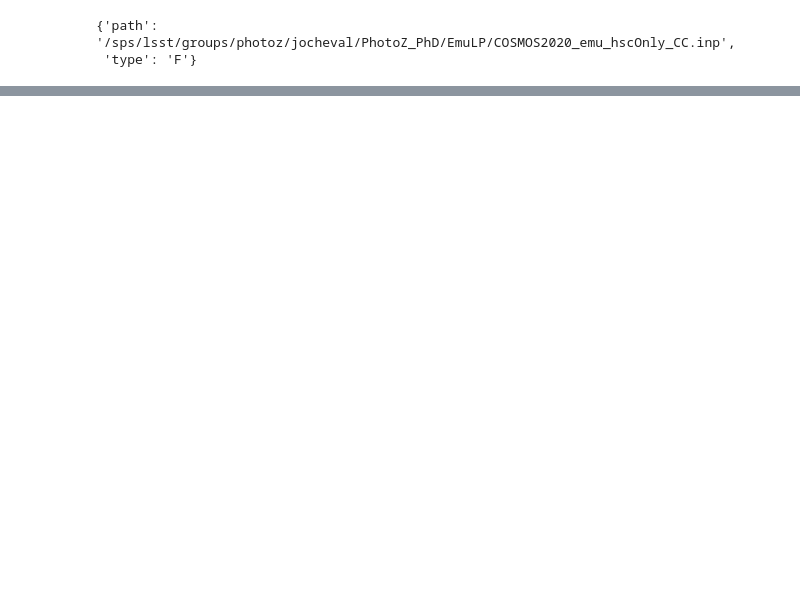
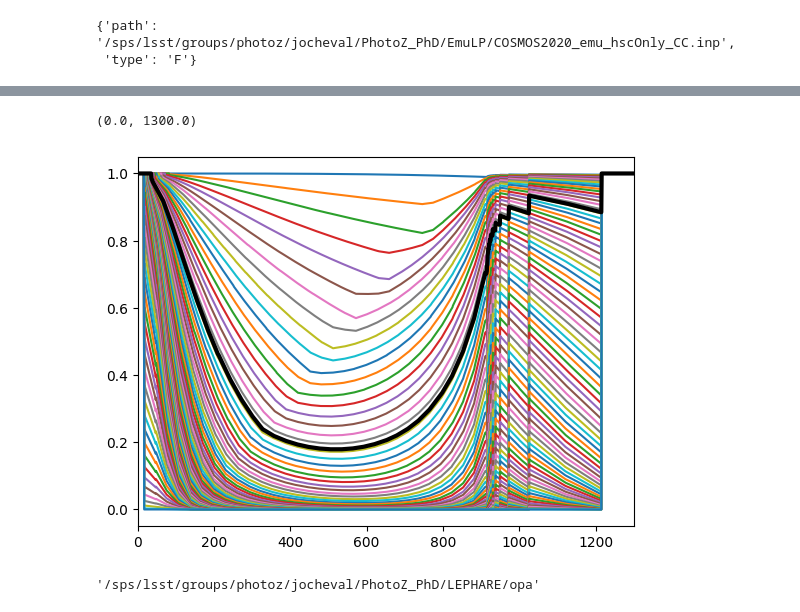
Before and after one commit to JospehCeh/EmuLP, a Jupyter notebook: Check_and_prepare_inputs.ipynb, the cells around one changed output, grey strips where cells are left out. Drawn from its saved outputs; the diff is of its cells as text; code cells hidden in the pictures; blank space fills up the shorter version.

```diff
--- a/Check_and_prepare_inputs.ipynb
+++ b/Check_and_prepare_inputs.ipynb
@@ -308,0 +347,25 @@ if True:
+# %%
+z_opas, file_opa_z = np.loadtxt(opa_file, dtype=str, unpack=True)
+z_opas = np.float64(z_opas)
+opa_arr = np.empty((len(z_opas), len(wl_grid)))
+for fid_, _file in enumerate(file_opa_z):
+    opa_ascii_file = os.path.join(opa_dir, _file)
+    wls, op = np.loadtxt(opa_ascii_file, unpack=True)
+    op_interp = np.interp(wl_grid, wls, op, left=1., right=1., period=None)
+    opa_arr[fid_, :] = op_interp
+    plt.plot(wl_grid, opa_arr[fid_, :])
+
+z_test = 1.77
+opa_test = np.empty(opa_arr.shape[1])
+for _col in range(opa_arr.shape[1]):
+    opa_test[_col] = np.interp(z_test, z_opas, opa_arr[:, _col])
+
+plt.plot(wl_grid, opa_test, c='k', lw=3)
+plt.xlim(0.0, 1300.)
+# %% [output]
+(0.0, 1300.0)
+[figure, added]
+# %%
+os.path.dirname(opa_file)
+# %% [output]
+'/sps/lsst/groups/photoz/jocheval/PhotoZ_PhD/LEPHARE/opa'
```
Also changed, not shown: parts of 15 cells of this notebook, 5 other files.
